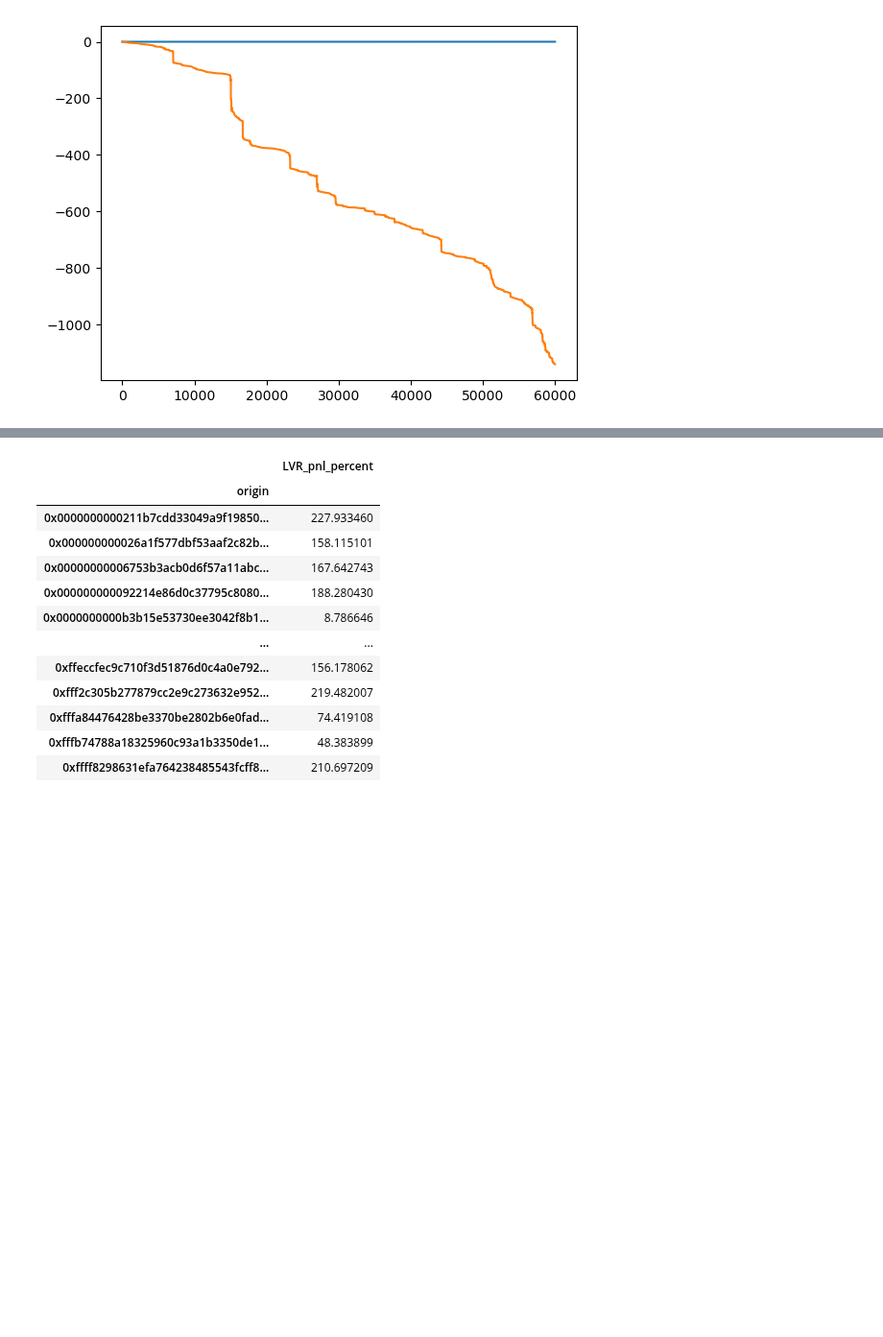
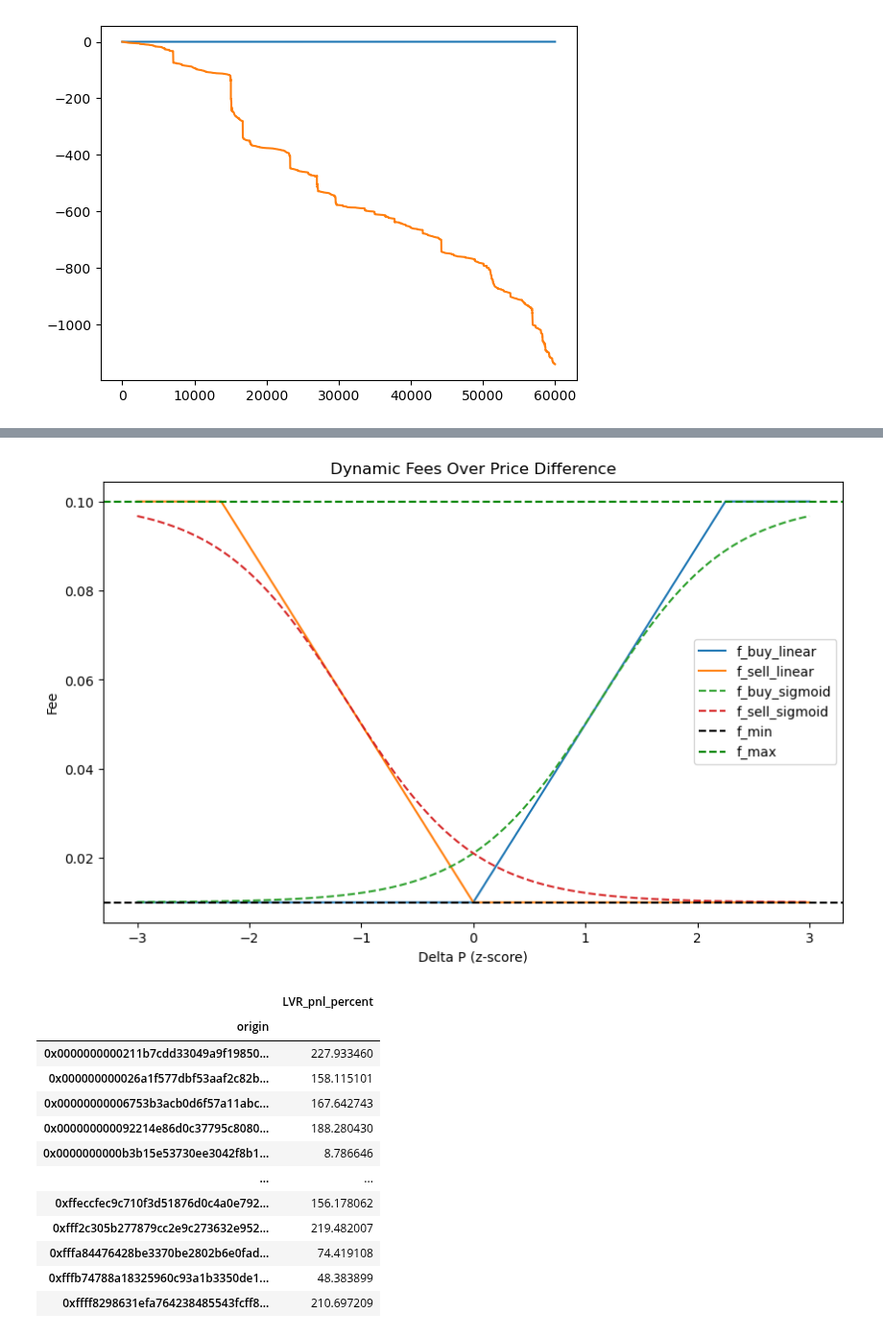
Before and after one commit to Armand-Morin/afp-berkeley-dynamic-fee-defi-amm, a Jupyter notebook: pnl_model.ipynb, the cells around one changed output, grey strips where cells are left out. Shown at 96% size. Saved outputs shown, nothing was run; the diff lists cells and outputs as text; code cells hidden in the pictures; blank space fills up the shorter version.

```diff
--- a/pnl_model.ipynb
+++ b/pnl_model.ipynb
@@ -1,6 +1,10 @@
 # %%
 import pandas as pd
 import numpy as np
+import matplotlib.pyplot as plt
+from sklearn.model_selection import train_test_split
+from sklearn.linear_model import LinearRegression
+from sklearn.metrics import mean_squared_error
 
 def zscore(series):
     return (series - series.mean()) / series.std()
@@ -8,7 +12,14 @@ def zscore(series):
 def sigmoid(x):
     return 1 / (1 + np.exp(-x))
 
-data = pd.read_pickle('Merged_CEX_DEX_v2_p1.pkl')
+def sigmoid(x, k=1, x0=0):
+    return 1 / (1 + np.exp(-k * (x - x0)))
+
+def adjusted_sigmoid(x, f_min=0.01, f_max=0.1, k=1, x0=0):
+    return f_min + (f_max - f_min) * sigmoid(x, k=k, x0=x0)
+
+
+data = pd.read_pickle('data/Merged_CEX_DEX_v2_p1.pkl')
 data.head()
 # %% [output]
 |  | amount0 | amount1 | amountUSD | origin | sender | recipient | timestamp | gasUsed | gasPrice_wei | ... |
@@ -108,3 +153,33 @@ data['target_fee'] = sigmoid(data['tcost_usd']/data['amountUSD'])
+# %%
+delta_p = pd.DataFrame({'delta_p': np.linspace(-3, 3, 2001)})
+f_min = 0.01
+f_max = 0.1
+w     = 0.04
+
+delta_p['f_buy_linear']  = delta_p['delta_p'].apply(lambda x: min(f_max, f_min + w * max(0, x)))
+delta_p['f_sell_linear'] = delta_p['delta_p'].apply(lambda x: min(f_max, f_min - w * min(0, x)))
+
+delta_p['f_buy_sigmoid']  = adjusted_sigmoid(delta_p['delta_p'],  f_min, f_max, k=1.75, x0=(f_max-f_min)/(2*w))
+delta_p['f_sell_sigmoid'] = adjusted_sigmoid(-delta_p['delta_p'], f_min, f_max, k=1.75, x0=(f_max-f_min)/(2*w))
+
+plt.figure(figsize=(10, 6))
+
+plt.plot(delta_p['delta_p'], delta_p['f_buy_linear'],  label='f_buy_linear')
+plt.plot(delta_p['delta_p'], delta_p['f_sell_linear'], label='f_sell_linear')
+
+plt.plot(delta_p['delta_p'], delta_p['f_buy_sigmoid'],  label='f_buy_sigmoid',  linestyle='--')
+plt.plot(delta_p['delta_p'], delta_p['f_sell_sigmoid'], label='f_sell_sigmoid', linestyle='--')
+
+plt.axhline(y=f_min, color='black', linestyle='--', label='f_min')
+plt.axhline(y=f_max, color='g',     linestyle='--', label='f_max')
+
+plt.xlabel('Delta P (z-score)')
+plt.ylabel('Fee')
+plt.legend()
+plt.title('Dynamic Fees Over Price Difference')
+plt.show()
+# %% [output]
+[figure, added]
 # %%
 # 'origin','sender'
 data[['LVR_pnl_percent', 'origin']].groupby('origin').sum()
```
Also changed, not shown: parts of 10 cells of this notebook.
